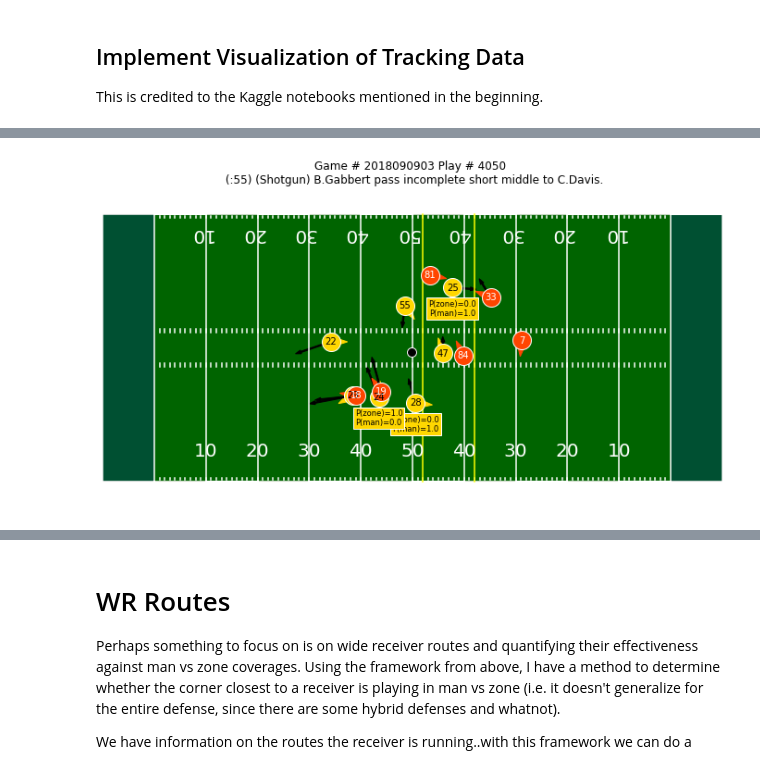
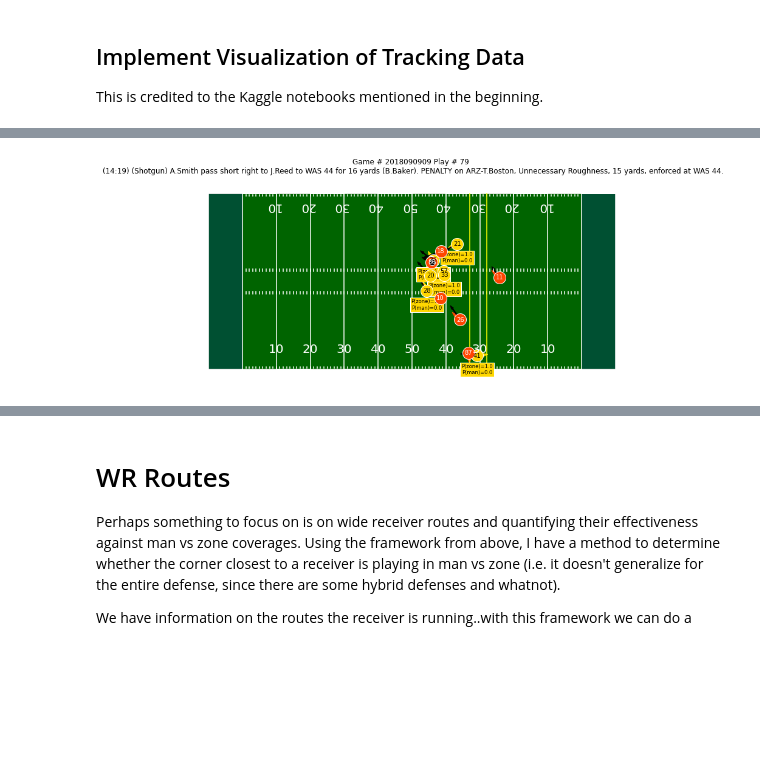
Before and after one commit to taarakshah/nfl-tendency, a Jupyter notebook: 3_Tracking-Data-Setup.ipynb, the cells around one changed output, grey strips where cells are left out. Drawn from its saved outputs; the diff is of its cells as text; code cells hidden in the pictures; blank space fills up the shorter version.

Commit message:
Added safety classifier

```diff
--- a/3_Tracking-Data-Setup.ipynb
+++ b/3_Tracking-Data-Setup.ipynb
@@ -229,24 +237,27 @@ features = [varX, varY, varS, oppVar, oppMean, mateVar, mateMean, oppDirVar, opp
 for feature in features:
     weekMod = pd.merge(weekMod, feature, how='left', on=['gameId', 'event', 'playId', 'nflId'])
 # %%
-# Set the train dataset
-X = weekMod.loc[weekMod['position'] == 'CB'][weekMod.columns[30:]].dropna()
+## set training data, only consider created features
+## only classify CB for now
+## add in safety
+X = weekMod.loc[(weekMod['position']=='FS') | (weekMod['position']=='SS') | (weekMod['position']=='CB')][weekMod.columns[30:]].dropna()
 xTrain = X.drop_duplicates()
 
-# Scale the data
+## scale the data, required for unsupervised data
 scaler = MinMaxScaler()
 scaler.fit(xTrain)
 xTrainScaled = scaler.transform(xTrain)
 
-# Set and train the GMM
-gmm = GaussianMixture(n_components=2, covariance_type='full', random_state=42)
+## train the GMM
+gmm = GaussianMixture(n_components=2, covariance_type='full', random_state=2022)
 gmm.fit(xTrainScaled)
 
-# Make class prediction and probability estimation
+## make class prediction and probability estimation
+## zone=1, man=0 in prediction prob
 pred = gmm.predict(X)
 prob = gmm.predict_proba(X)
 
-# Join the class prediction and probability estimation into our main dataframe
+# join the class prediction and probability estimation into our main dataframe
 X['cluster'] = pred
 X['cluster_prob'] = prob[:,0]
 weekFin = weekMod.join(X[['cluster', 'cluster_prob']])
@@ -440,7 +451,7 @@ def animate_player_movement(weekData, playId, gameId):
 
         # CB coverage scheme
         for x, y, pos, cluster, prob in zip(homeX, homeY, homePosition, homeCluster, homeClusterProb):
-            if pos == 'CB':
+            if (pos == 'CB' or pos == 'FS'):
                 patch.append(plt.text(x, y-6, "P(zone)={}\nP(man)={}".format(prob, 1-prob), va='bottom', ha='center', color='black', size='small',zorder=2, bbox=dict(facecolor='gold', edgecolor='white', pad=2.0)))
 
         awayX = playAway.query('time == ' + str(time))['x']
@@ -497,9 +522,9 @@ plays.sample()
 # %%
-anim = animate_player_movement(weekData=weekFin, playId=4050, gameId=2018090903)
+anim = animate_player_movement(weekData=weekFin, playId=79, gameId=2018090909)
 writer = FFMpegWriter(fps=10)
 anim.save('anim.mp4', writer=writer)
 # %% [output]
-[figure, old version]
+[figure, new version]
 # %%
 Video("anim.mp4")
 # %% [output]
```
Also changed, not shown: parts of 4 cells of this notebook.
